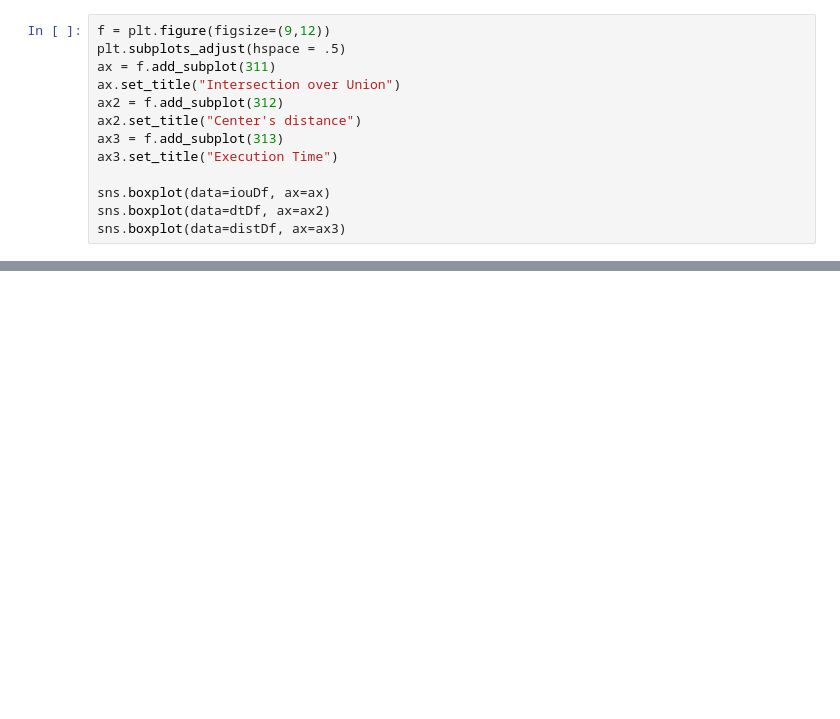
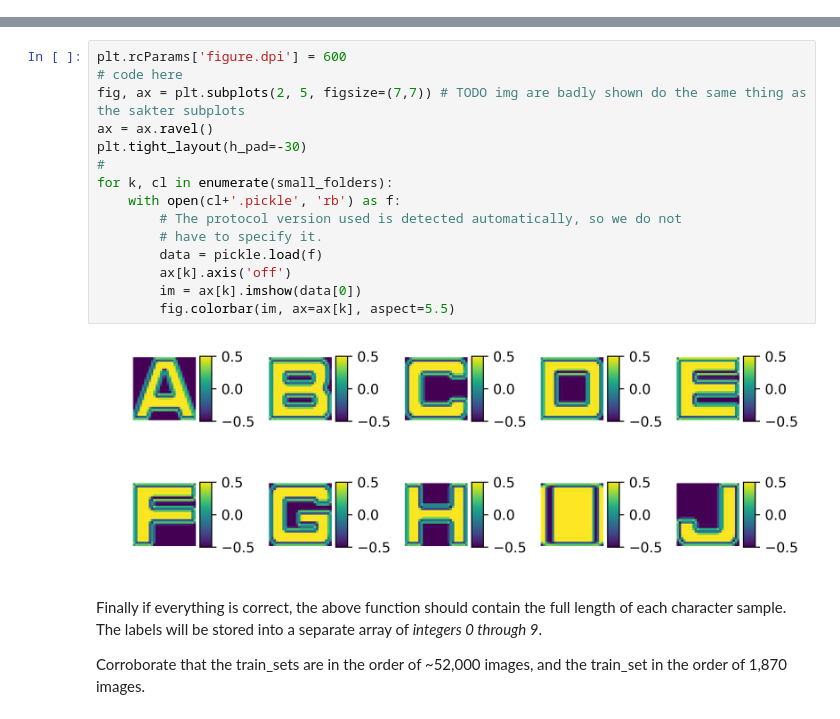
Before and after one commit to TTimTT/IPLab, a Jupyter notebook: assignments/Tim.ipynb, the cells around one changed output, grey strips where cells are left out. Drawn from its saved outputs; the diff is of its cells as text; blank space fills up the shorter version.

```diff
--- a/assignments/Tim.ipynb
+++ b/assignments/Tim.ipynb
@@ -823,13 +0,0 @@ for name in comparison_name:
-# %%
-f = plt.figure(figsize=(9,12))
-plt.subplots_adjust(hspace = .5)
-ax = f.add_subplot(311)
-ax.set_title("Intersection over Union")
-ax2 = f.add_subplot(312)
-ax2.set_title("Center's distance")
-ax3 = f.add_subplot(313)
-ax3.set_title("Execution Time")
-
-sns.boxplot(data=iouDf, ax=ax)
-sns.boxplot(data=dtDf, ax=ax2)
-sns.boxplot(data=distDf, ax=ax3)
@@ -874,0 +373,22 @@ for name in comparison_name:
+# %%
+plt.rcParams['figure.dpi'] = 600
+# code here
+fig, ax = plt.subplots(2, 5, figsize=(7,7)) # TODO img are badly shown do the same thing as the sakter subplots
+ax = ax.ravel()
+plt.tight_layout(h_pad=-30)
+#
+for k, cl in enumerate(small_folders):
+    with open(cl+'.pickle', 'rb') as f:
+        # The protocol version used is detected automatically, so we do not
+        # have to specify it.
+        data = pickle.load(f)
+        ax[k].axis('off')
+        im = ax[k].imshow(data[0])
+        fig.colorbar(im, ax=ax[k], aspect=5.5)
+# %% [output]
+[figure, added]
+# %% [markdown]
+
+Finally if everything is correct, the above function should contain the full length of each character sample.  The labels will be stored into a separate array of *integers 0 through 9*.
+
+Corroborate that the train_sets are in the order of ~52,000 images, and the train_set in the order of 1,870 images.
```
Also changed, not shown: parts of 132 cells of this notebook.
